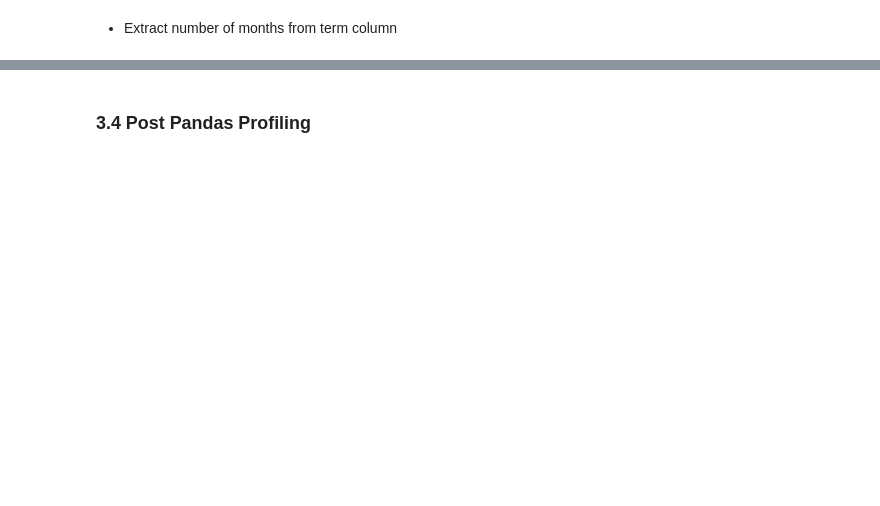
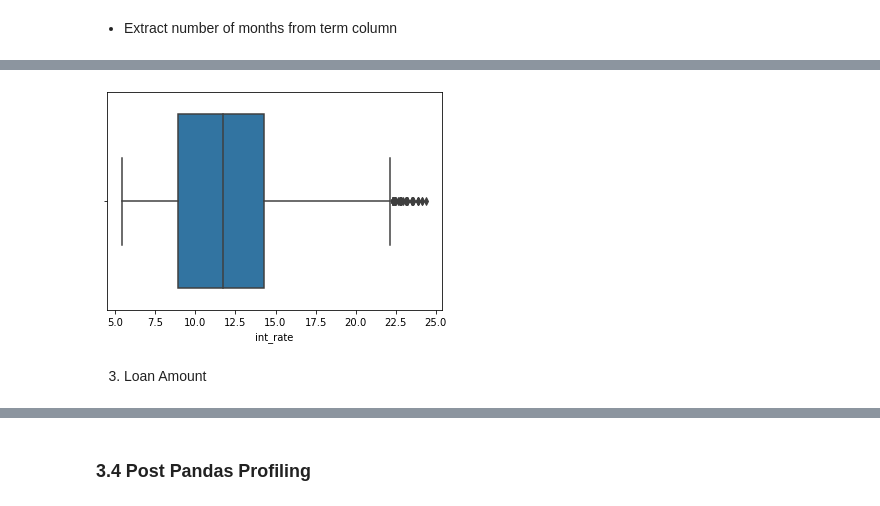
Before and after one commit to nazneenansari/LendingClubCaseStudy, a Jupyter notebook: Nazneen_Ansari.ipynb, the cells around one changed output, grey strips where cells are left out. Drawn from its saved outputs; the diff is of its cells as text; code cells hidden in the pictures; blank space fills up the shorter version.

```diff
--- a/Nazneen_Ansari.ipynb
+++ b/Nazneen_Ansari.ipynb
@@ -130,0 +292,7 @@ loan_data.shape
+# %%
+sns.boxplot(loan_data['int_rate'])
+plt.show()
+# %% [output]
+[figure, added]
+# %% [markdown]
+3. Loan Amount
```
Also changed, not shown: parts of 156 cells of this notebook.
